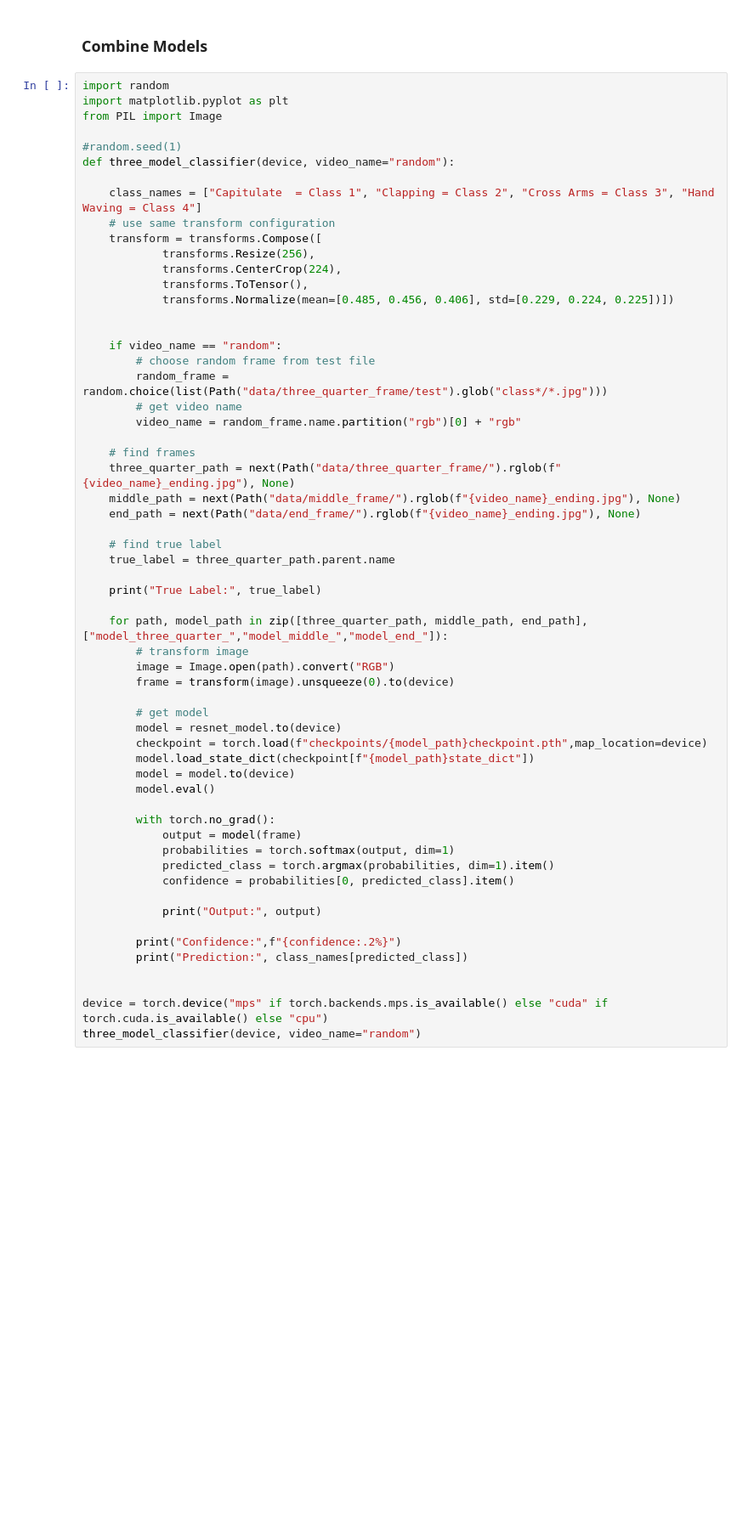
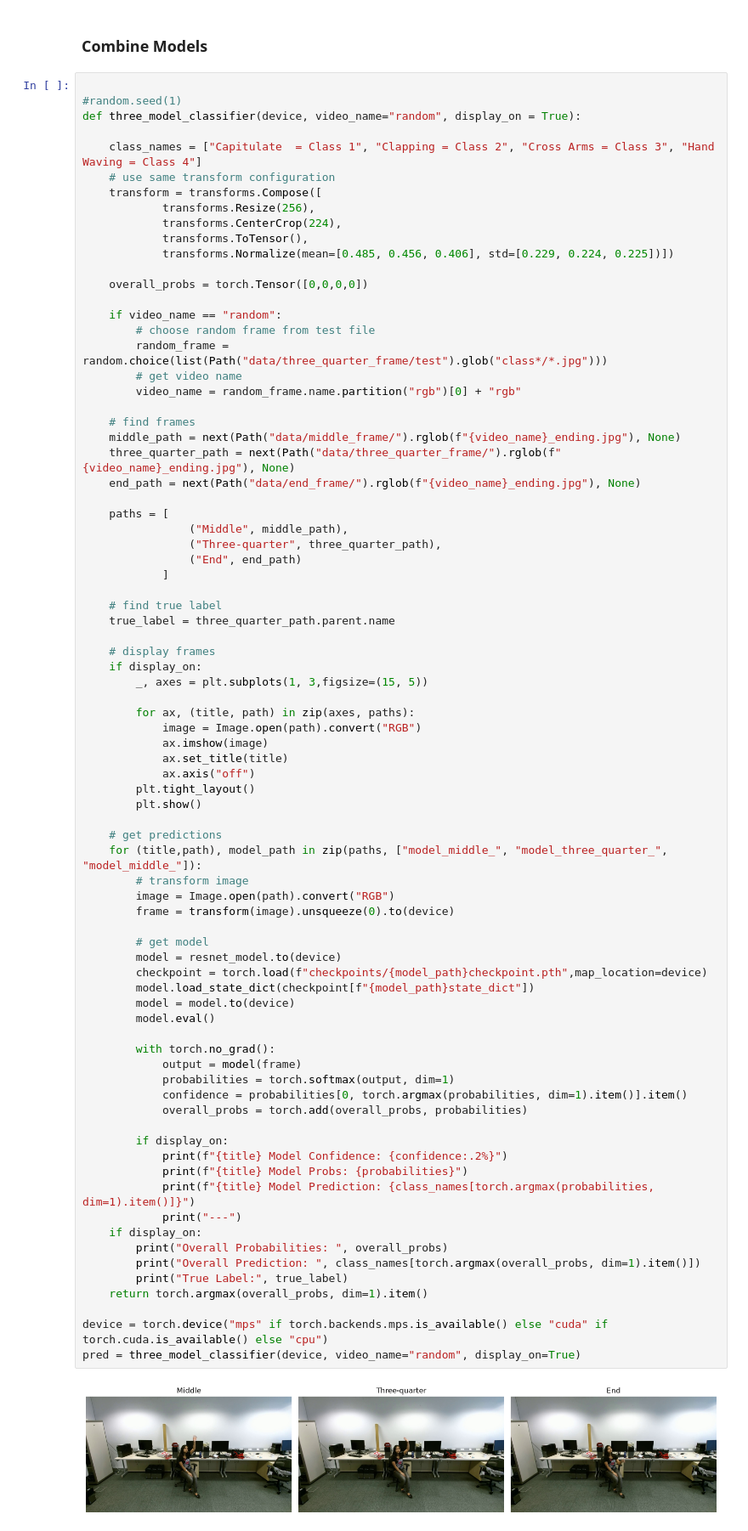
Before and after one commit to mschl7/action_recognition, a Jupyter notebook: main.ipynb, the cells around one changed output. Shown at 85% size. Drawn from its saved outputs; the diff is of its cells as text; blank space fills up the shorter version.

Commit message:
combine models

```diff
--- a/main.ipynb
+++ b/main.ipynb
@@ -327,12 +338,9 @@ evaluate_model(model_end, test_loader_end, device)
 # %% [markdown]
 ### Combine Models
 # %%
-import random
-import matplotlib.pyplot as plt
-from PIL import Image
 
 #random.seed(1)
-def three_model_classifier(device, video_name="random"):
+def three_model_classifier(device, video_name="random", display_on = True):
 
     class_names = ["Capitulate  = Class 1", "Clapping = Class 2", "Cross Arms = Class 3", "Hand Waving = Class 4"]
     # use same transform configuration
@@ -342,47 +350,71 @@ def three_model_classifier(device, video_name="random"):
             transforms.ToTensor(),
             transforms.Normalize(mean=[0.485, 0.456, 0.406], std=[0.229, 0.224, 0.225])])
 
+    overall_probs = torch.Tensor([0,0,0,0])
 
     if video_name == "random":
         # choose random frame from test file
         random_frame = random.choice(list(Path("data/three_quarter_frame/test").glob("class*/*.jpg")))
         # get video name
         video_name = random_frame.name.partition("rgb")[0] + "rgb"
 
     # find frames
+    middle_path = next(Path("data/middle_frame/").rglob(f"{video_name}_ending.jpg"), None)
     three_quarter_path = next(Path("data/three_quarter_frame/").rglob(f"{video_name}_ending.jpg"), None)
-    middle_path = next(Path("data/middle_frame/").rglob(f"{video_name}_ending.jpg"), None)
     end_path = next(Path("data/end_frame/").rglob(f"{video_name}_ending.jpg"), None)
+
+    paths = [
+                ("Middle", middle_path),
+                ("Three-quarter", three_quarter_path),
+                ("End", end_path)
+            ]
 
     # find true label
     true_label = three_quarter_path.parent.name
 
-    print("True Label:", true_label)
+    # display frames
+    if display_on:
+        _, axes = plt.subplots(1, 3,figsize=(15, 5))
 
-    for path, model_path in zip([three_quarter_path, middle_path, end_path], ["model_three_quarter_","model_middle_","model_end_"]):
+        for ax, (title, path) in zip(axes, paths):
+            image = Image.open(path).convert("RGB")
+            ax.imshow(image)
+            ax.set_title(title)
+            ax.axis("off")
+        plt.tight_layout()
+        plt.show()
+
+    # get predictions
+    for (title,path), model_path in zip(paths, ["model_middle_", "model_three_quarter_", "model_middle_"]):
         # transform image
         image = Image.open(path).convert("RGB")
         frame = transform(image).unsqueeze(0).to(device)
 
         # get model
         model = resnet_model.to(device)
         checkpoint = torch.load(f"checkpoints/{model_path}checkpoint.pth",map_location=device)
         model.load_state_dict(checkpoint[f"{model_path}state_dict"])
         model = model.to(device)
         model.eval()
 
         with torch.no_grad():
             output = model(frame)
             probabilities = torch.softmax(output, dim=1)
-            predicted_class = torch.argmax(probabilities, dim=1).item()
-            confidence = probabilities[0, predicted_class].item()
+            confidence = probabilities[0, torch.argmax(probabilities, dim=1).item()].item()
+            overall_probs = torch.add(overall_probs, probabilities)
 
-            print("Output:", output)
-
-        print("Confidence:",f"{confidence:.2%}")
-        print("Prediction:", class_names[predicted_class])
-
+        if display_on:
+            print(f"{title} Model Confidence: {confidence:.2%}")
+            print(f"{title} Model Probs: {probabilities}")
+            print(f"{title} Model Prediction: {class_names[torch.argmax(probabilities, dim=1).item()]}")
+            print("---")
+    if display_on:
+        print("Overall Probabilities: ", overall_probs)
+        print("Overall Prediction: ", class_names[torch.argmax(overall_probs, dim=1).item()])
+        print("True Label:", true_label)
+    return torch.argmax(overall_probs, dim=1).item()
 
 device = torch.device("mps" if torch.backends.mps.is_available() else "cuda" if torch.cuda.is_available() else "cpu")
-three_model_classifier(device, video_name="random")
+pred = three_model_classifier(device, video_name="random", display_on=True)
 # %% [output]
+[figure, added]
```
Also changed, not shown: parts of 5 cells of this notebook, 1 other file.
